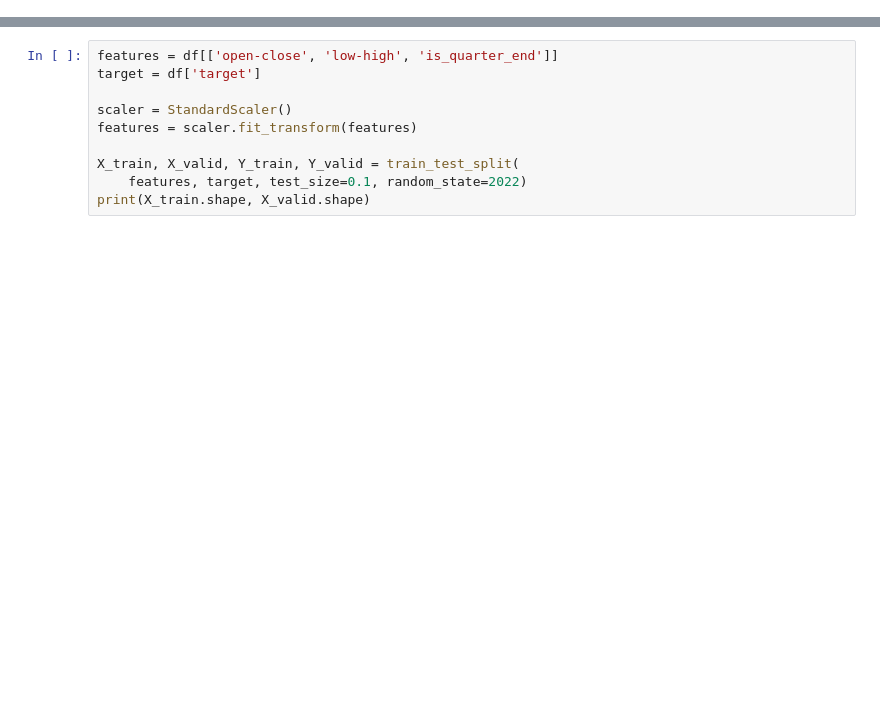
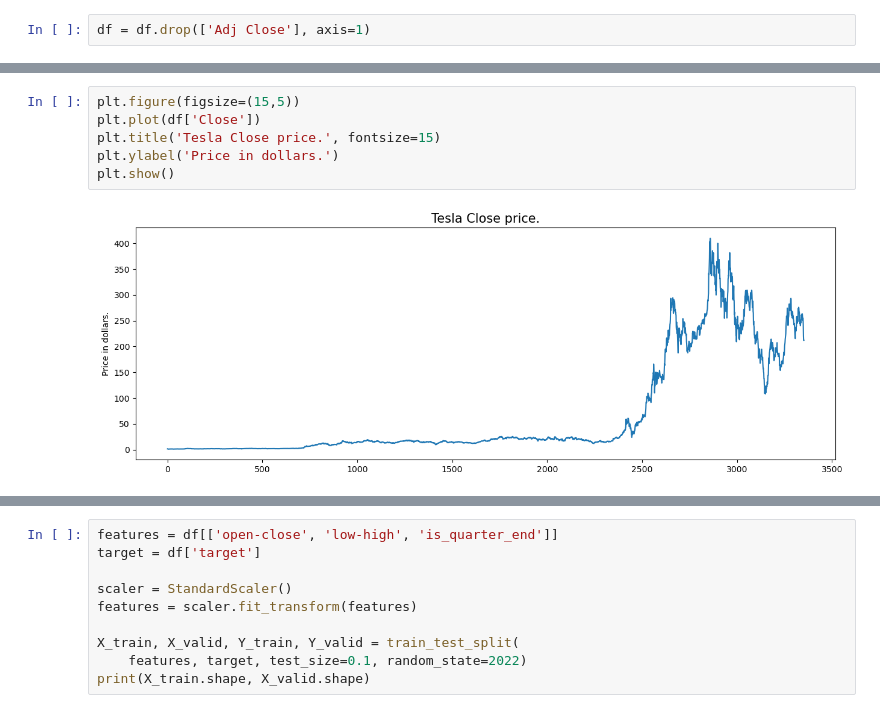
Before and after one commit to Thanhibanani/DAVE3625Oblig2, a Jupyter notebook: obligtest.ipynb, the cells around one changed output, grey strips where cells are left out. Cells and saved outputs as stored; diff of their text form; blank space fills up the shorter version.

```diff
--- a/obligtest.ipynb
+++ b/obligtest.ipynb
@@ -22,0 +58,2 @@ plt.show()
+# %%
+df = df.drop(['Adj Close'], axis=1)
@@ -22,0 +92,8 @@ plt.show()
+# %%
+plt.figure(figsize=(15,5))
+plt.plot(df['Close'])
+plt.title('Tesla Close price.', fontsize=15)
+plt.ylabel('Price in dollars.')
+plt.show()
+# %% [output]
+[figure, added]
```
Also changed, not shown: parts of 20 cells of this notebook.
